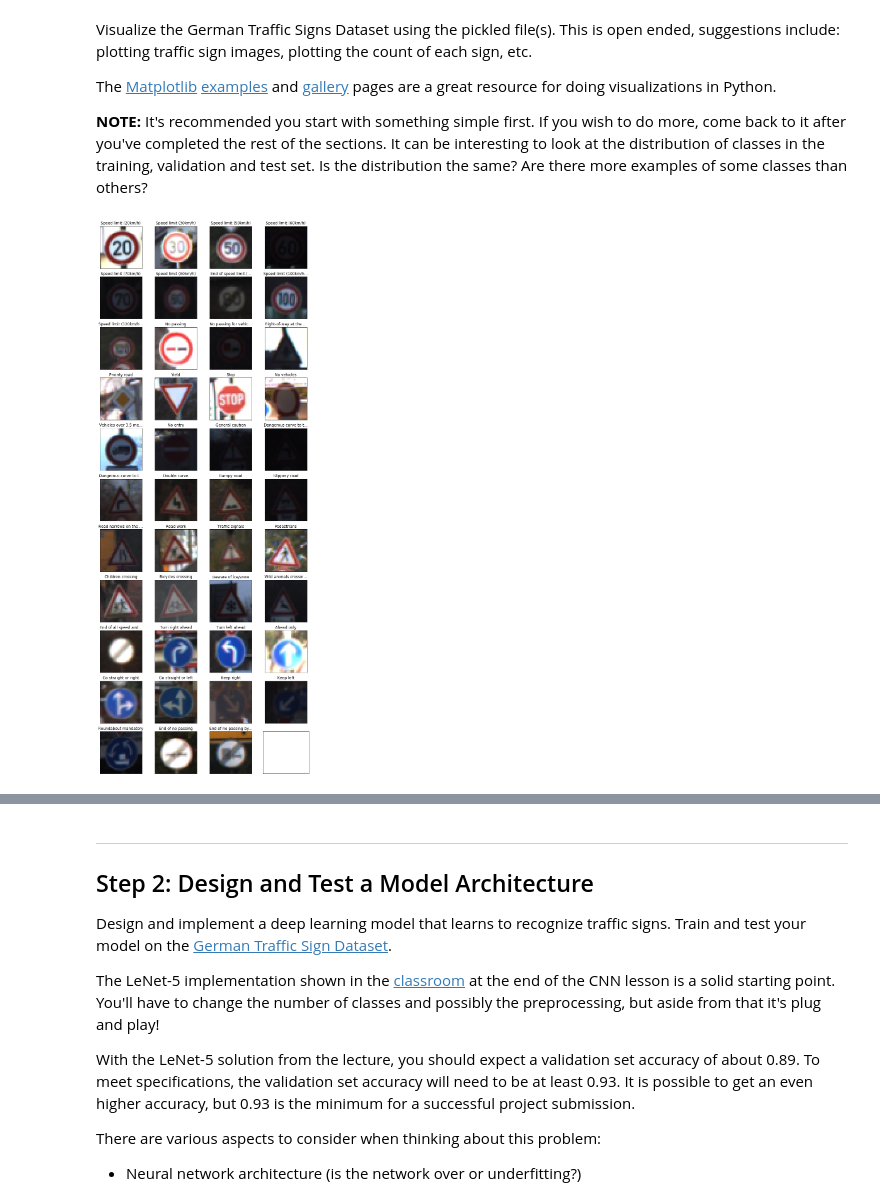
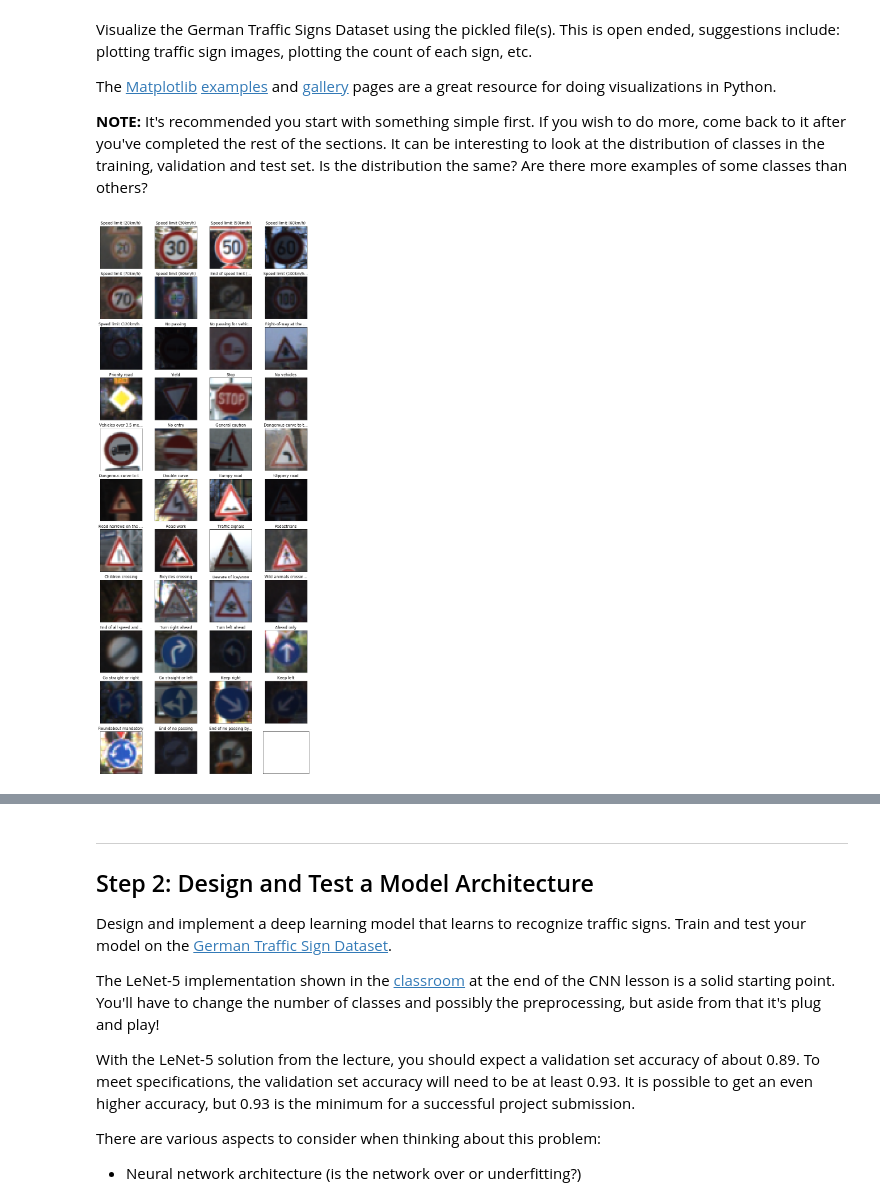
Before and after one commit to rjmoss/CarND-Traffic-Sign-Classifier-Project, a Jupyter notebook: Traffic_Sign_Classifier.ipynb, the cells around one changed output, grey strips where cells are left out. Saved outputs shown, nothing was run; the diff lists cells and outputs as text; code cells hidden in the pictures.

```diff
--- a/Traffic_Sign_Classifier.ipynb
+++ b/Traffic_Sign_Classifier.ipynb
@@ -120,7 +123,8 @@ def show_sample(X_train, y_train, signnames):
-# %%
-show_sample(X_train, y_train, signnames)
-# %% [output]
-[figure, removed]
+# %%
+fig, axes = show_sample(X_train, y_train, signnames)
+fig.savefig('./Writeup/all_signs.jpg', bbox_inches='tight')
+# %% [output]
+[figure, added]
 # %%
 # Pie chart(?) with count of each sign.
 from collections import Counter
```
Also changed, not shown: parts of 17 cells of this notebook, 5 other files.
